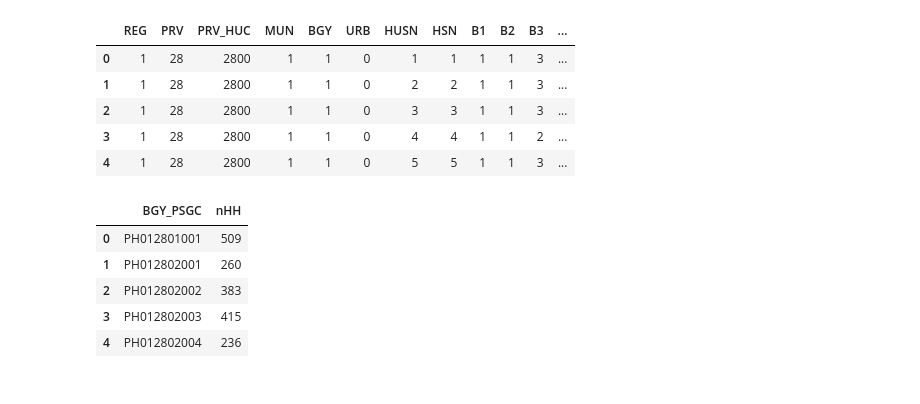
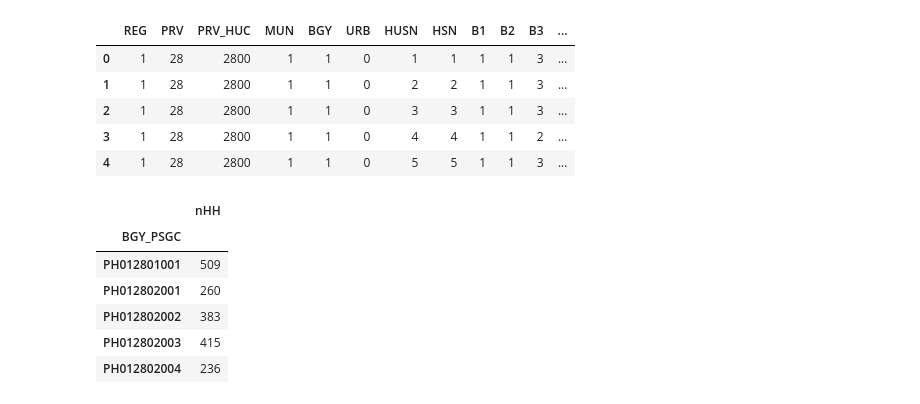
Before and after one commit to jeromemaiquez/psa_cph, a Jupyter notebook: notebooks/test.ipynb, the cells around one changed output. Cells and saved outputs as stored; diff of their text form; code cells hidden in the pictures.

```diff
--- a/notebooks/test.ipynb
+++ b/notebooks/test.ipynb
@@ -163,13 +163,14 @@ df_test_hh.head()
 # %%
 df_test_hh["BGY_PSGC"] = psgc.get_brgy_psgc(df_test_hh)
 # %%
-df_hhv_brgy = pd.DataFrame(df_test_hh.groupby("BGY_PSGC")["HUSN"].count()).reset_index()
+df_hhv_brgy = pd.DataFrame(df_test_hh.groupby("BGY_PSGC")["HUSN"].count())
 df_hhv_brgy = df_hhv_brgy.rename(columns={"HUSN": "nHH"})
 df_hhv_brgy.head()
 # %% [output]
-|  | BGY_PSGC | nHH |
-| 0 | PH012801001 | 509 |
-| 1 | PH012802001 | 260 |
-| 2 | PH012802002 | 383 |
-| 3 | PH012802003 | 415 |
-| 4 | PH012802004 | 236 |
+|  | nHH |
+| BGY_PSGC |  |
+| PH012801001 | 509 |
+| PH012802001 | 260 |
+| PH012802002 | 383 |
+| PH012802003 | 415 |
+| PH012802004 | 236 |
```
Also changed, not shown: parts of 5 cells of this notebook.
